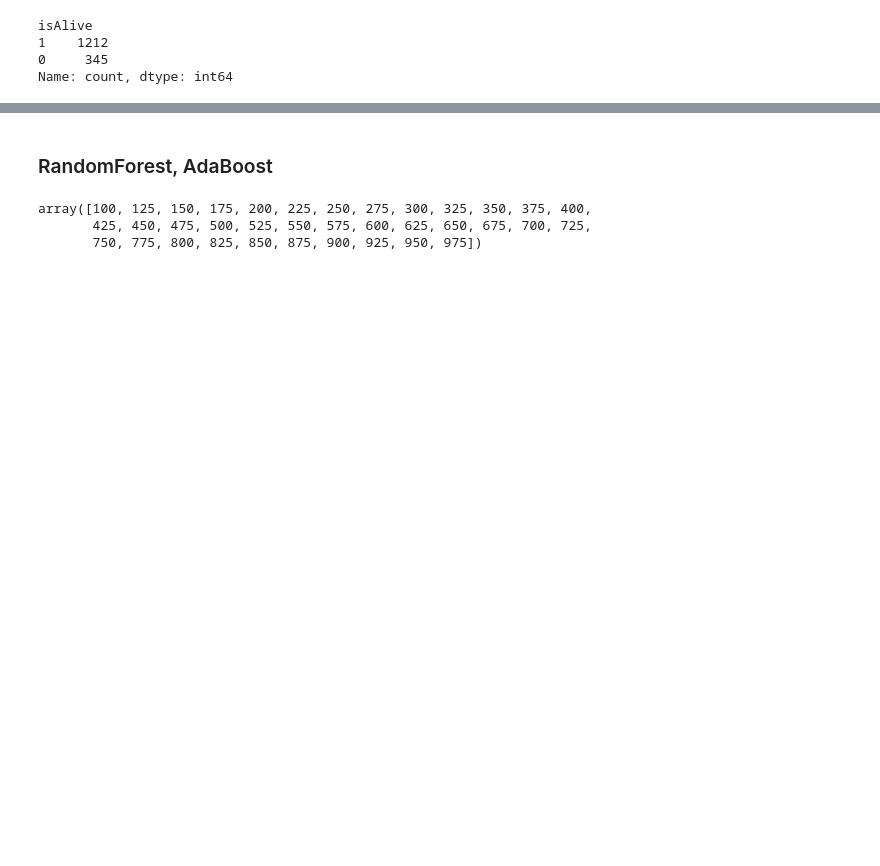
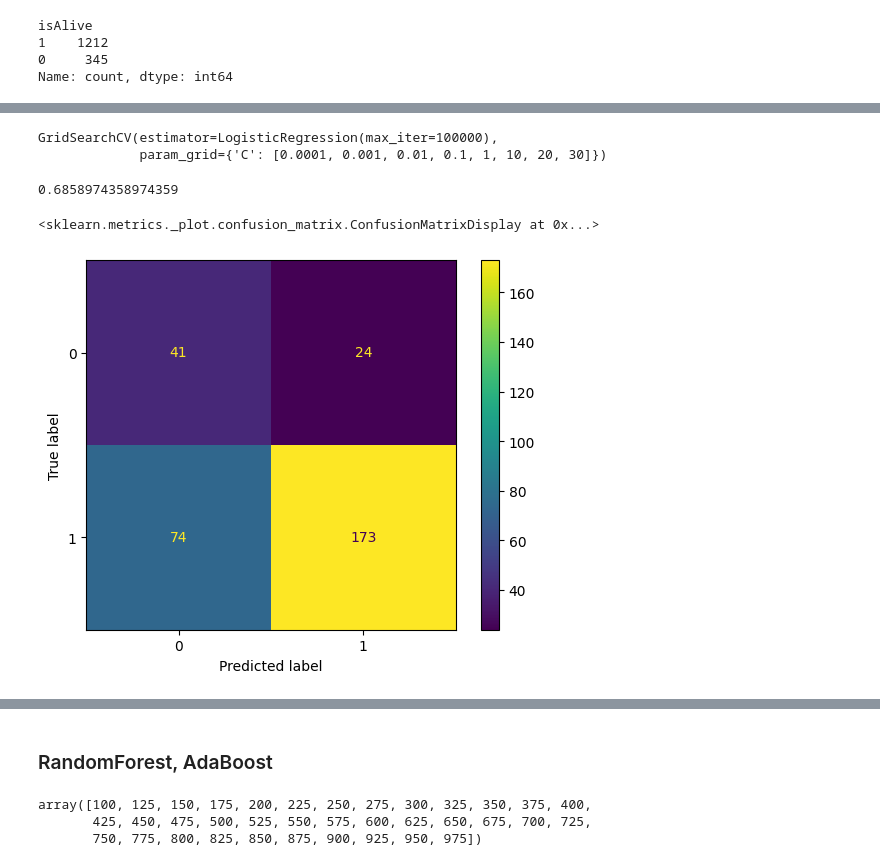
Before and after one commit to Swanger-Iz/ML_projs, a Jupyter notebook: game_of_thrones_hm/hw_1_game_of_thrones.ipynb, the cells around one changed output, grey strips where cells are left out. Cells and saved outputs as stored; diff of their text form; code cells hidden in the pictures; blank space fills up the shorter version.

```diff
--- a/game_of_thrones_hm/hw_1_game_of_thrones.ipynb
+++ b/game_of_thrones_hm/hw_1_game_of_thrones.ipynb
@@ -1074,0 +1208,23 @@ weighted avg       0.74      0.73      0.73       312
+# %%
+log_model = LogisticRegression(penalty='l2', solver='lbfgs', max_iter=100000)
+param_grid = {
+    'C': [.0001, .001, .01, .1, 1, 10, 20, 30]
+}
+# %%
+grid_model_log_smote = GridSearchCV(log_model, param_grid)
+# %%
+grid_model_log_smote.fit(X_resampled, y_resampled)
+# %% [output]
+GridSearchCV(estimator=LogisticRegression(max_iter=100000),
+             param_grid={'C': [0.0001, 0.001, 0.01, 0.1, 1, 10, 20, 30]})
+# %%
+y_pred_smote = grid_model_log_smote.predict(scaled_X_test)
+# %%
+accuracy_score(y_test, y_pred_smote)
+# %% [output]
+0.6858974358974359
+# %%
+ConfusionMatrixDisplay(confusion_matrix(y_test, y_pred_smote)).plot()
+# %% [output]
+<sklearn.metrics._plot.confusion_matrix.ConfusionMatrixDisplay at 0x...>
+[figure, added]
```
Also changed, not shown: parts of 44 cells of this notebook, 6 other files.
